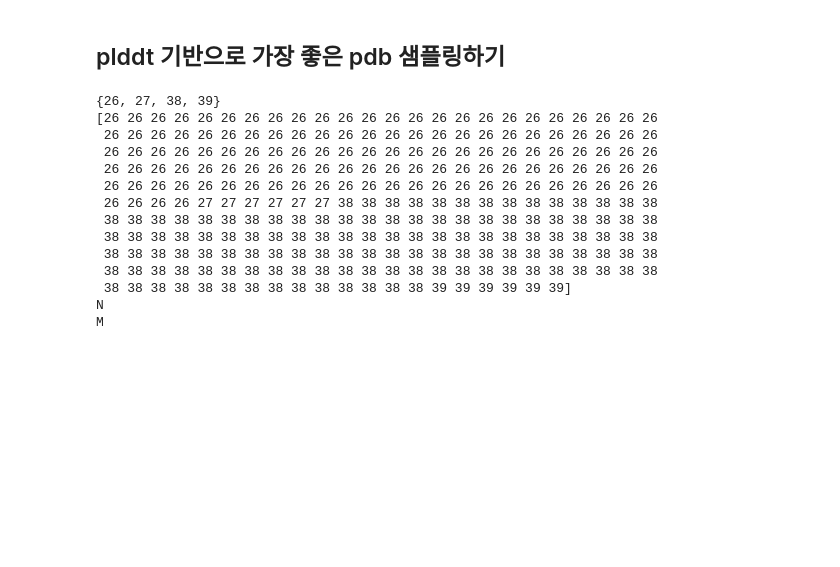
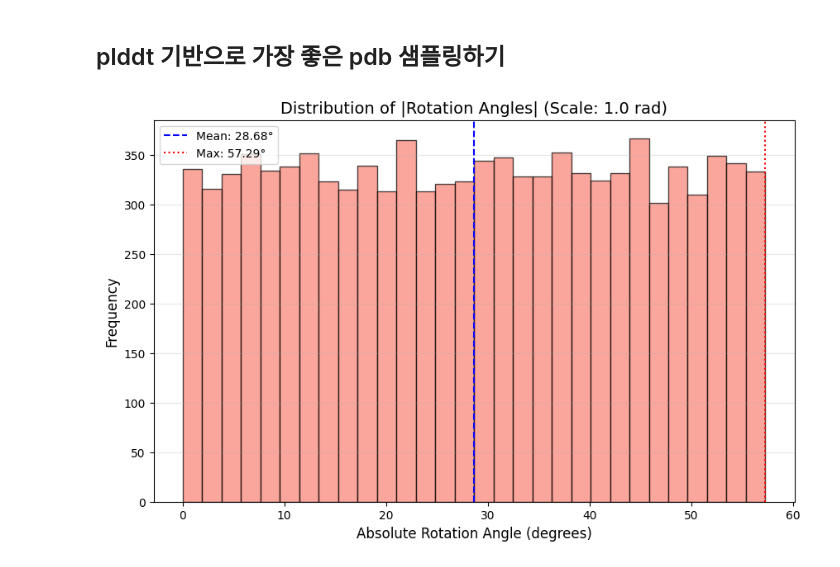
Before and after one commit to shp2001/protein-frame-flow, a Jupyter notebook: notebook/check_metric.ipynb, the cells around one changed output. Cells and saved outputs as stored; diff of their text form; code cells hidden in the pictures; blank space fills up the shorter version.

```diff
--- a/notebook/check_metric.ipynb
+++ b/notebook/check_metric.ipynb
@@ -999,27 +999,41 @@ for rank, (filename, score) in enumerate(top_5_files, 1):
 # 필요하다면 파일명 리스트만 따로 저장
 top_5_filenames = [item[0] for item in top_5_files]
 # print(top_5_filenames)
-# %%
-from data.utils import read_pkl, INT_TO_CHAIN
-
-chain = read_pkl('/home/psh/data/general_v2/meta/7okh.pkl')
-
-print(set(chain['chain_index']))
-print(chain['chain_index'])
-print(INT_TO_CHAIN[list(set(chain['chain_index']))[3]])
-print(INT_TO_CHAIN[38])
-# %% [output]
-{26, 27, 38, 39}
-[26 26 26 26 26 26 26 26 26 26 26 26 26 26 26 26 26 26 26 26 26 26 26 26
- 26 26 26 26 26 26 26 26 26 26 26 26 26 26 26 26 26 26 26 26 26 26 26 26
- 26 26 26 26 26 26 26 26 26 26 26 26 26 26 26 26 26 26 26 26 26 26 26 26
- 26 26 26 26 26 26 26 26 26 26 26 26 26 26 26 26 26 26 26 26 26 26 26 26
- 26 26 26 26 26 26 26 26 26 26 26 26 26 26 26 26 26 26 26 26 26 26 26 26
- 26 26 26 26 27 27 27 27 27 27 38 38 38 38 38 38 38 38 38 38 38 38 38 38
- 38 38 38 38 38 38 38 38 38 38 38 38 38 38 38 38 38 38 38 38 38 38 38 38
- 38 38 38 38 38 38 38 38 38 38 38 38 38 38 38 38 38 38 38 38 38 38 38 38
- 38 38 38 38 38 38 38 38 38 38 38 38 38 38 38 38 38 38 38 38 38 38 38 38
- 38 38 38 38 38 38 38 38 38 38 38 38 38 38 38 38 38 38 38 38 38 38 38 38
- 38 38 38 38 38 38 38 38 38 38 38 38 38 38 39 39 39 39 39 39]
-N
-M
+# %%
+import torch
+import matplotlib.pyplot as plt
+import numpy as np
+
+def visualize_absolute_rotation_angles(batch_size=10000, rotation_scale=1.0):
+    # 1. 원본 로직대로 난수 생성
+    rand_angle_rad = (torch.rand(batch_size, 1) * 2 - 1) * rotation_scale
+
+    # 2. 절댓값 취하기
+    abs_angle_rad = torch.abs(rand_angle_rad)
+
+    # 3. 도(degree) 단위로 변환
+    abs_angle_deg = abs_angle_rad * (180.0 / np.pi)
+
+    # 4. 시각화
+    plt.figure(figsize=(10, 6))
+    plt.hist(abs_angle_deg.numpy(), bins=30, color='salmon', edgecolor='black', alpha=0.7)
+
+    # 통계치
+    mean_abs = abs_angle_deg.mean().item()
+    max_abs = abs_angle_deg.max().item()
+
+    plt.title(f'Distribution of |Rotation Angles| (Scale: {rotation_scale} rad)', fontsize=14)
+    plt.xlabel('Absolute Rotation Angle (degrees)', fontsize=12)
+    plt.ylabel('Frequency', fontsize=12)
+
+    # 평균 및 최대값 표시
+    plt.axvline(mean_abs, color='blue', linestyle='dashed', label=f'Mean: {mean_abs:.2f}°')
+    plt.axvline(max_abs, color='red', linestyle='dotted', label=f'Max: {max_abs:.2f}°')
+
+    plt.grid(axis='y', alpha=0.3)
+    plt.legend()
+    plt.show()
+
+visualize_absolute_rotation_angles(rotation_scale=1.0)
+# %% [output]
+[figure, added]
```
Also changed, not shown: parts of 2 cells of this notebook, 9 other files.
